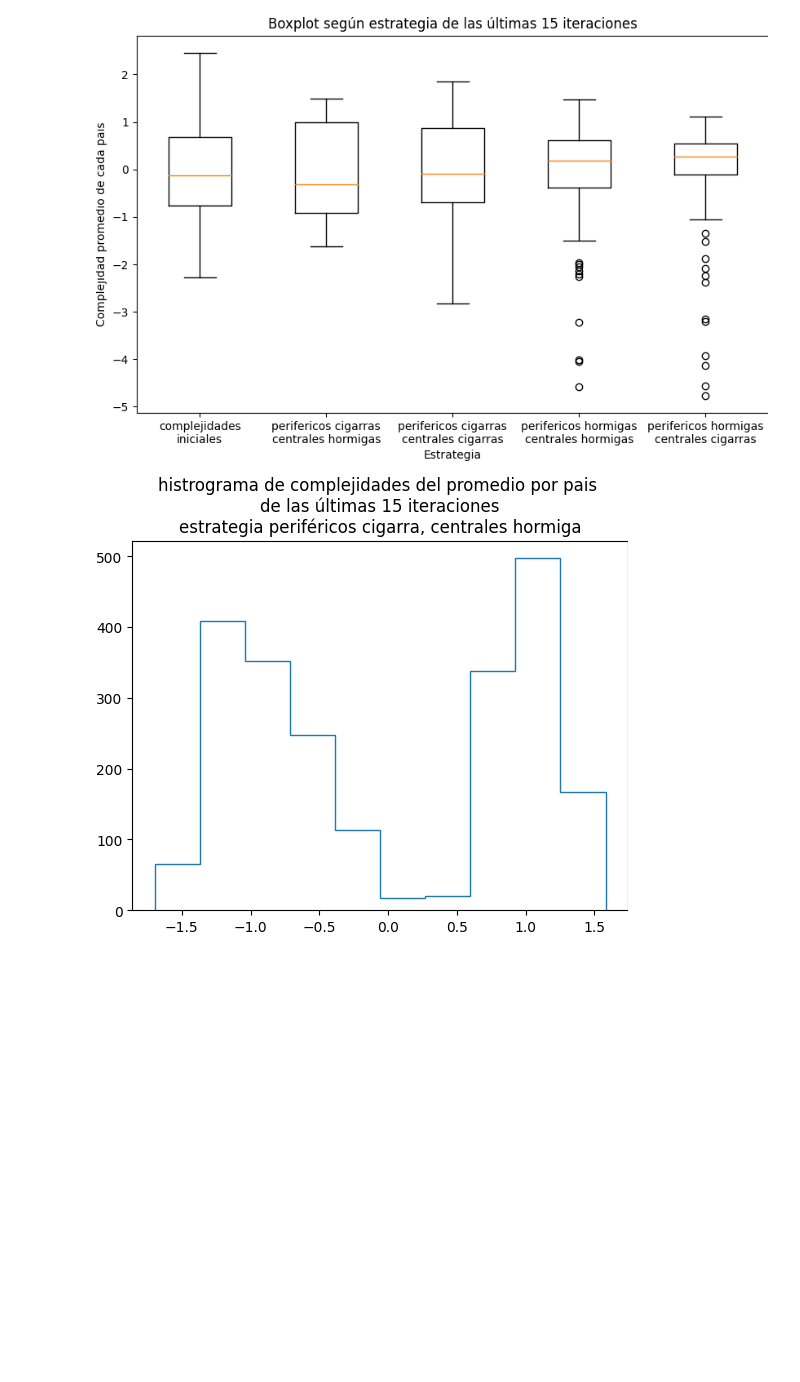
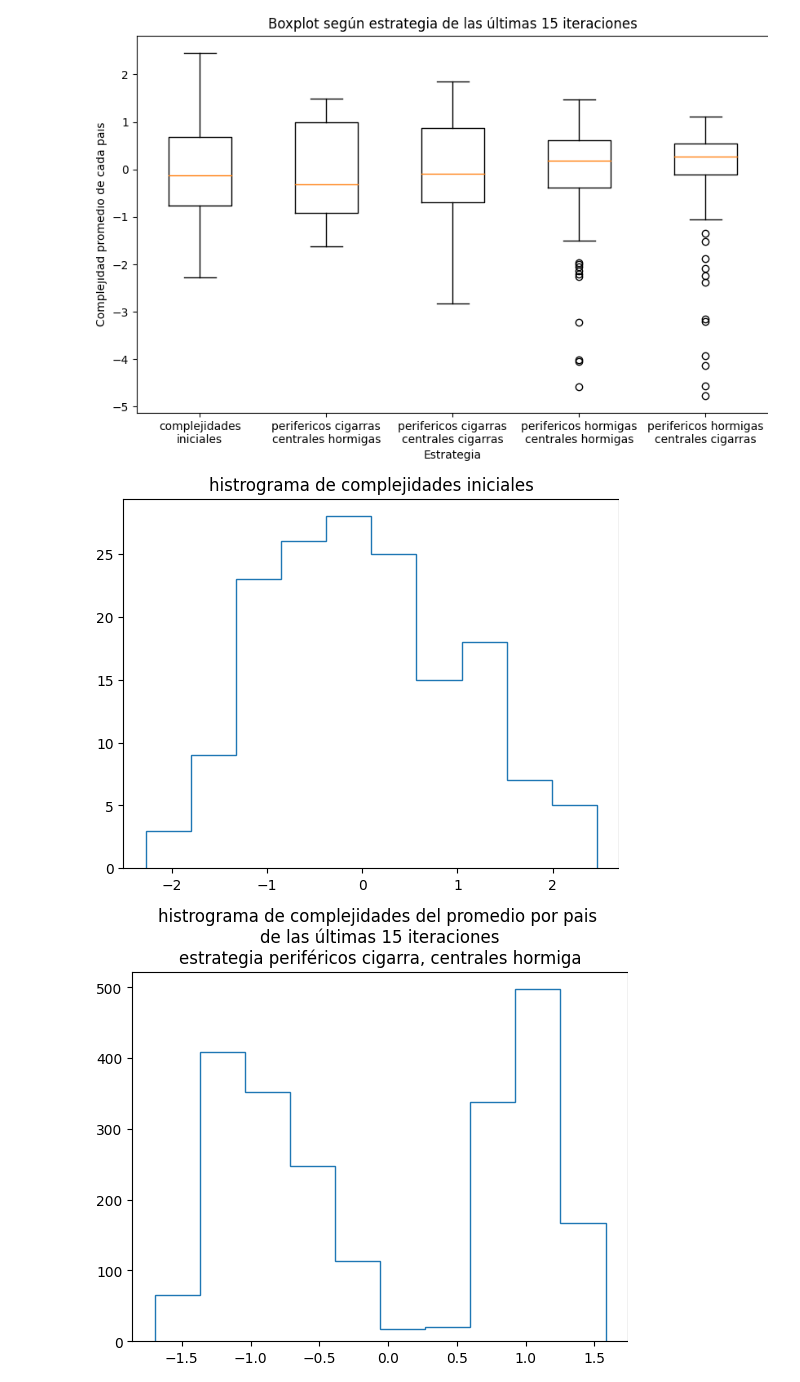
Before and after one commit to CatrielD/msscae-tp-final, a Jupyter notebook: Presentacion.ipynb, the cells around one changed output. Cells and saved outputs as stored; diff of their text form; code cells hidden in the pictures; blank space fills up the shorter version.

```diff
--- a/Presentacion.ipynb
+++ b/Presentacion.ipynb
@@ -357,6 +400,10 @@ Image(filename='./img/extrategias-boxplot-todas-las-iteraciones.png')
 Image(filename='./img/estrategias-boxplot-ultimas-15.png')
 # %% [output]
 [figure]
+# %%
+Image(filename='./img/histograma-eci-inicial.png')
+# %% [output]
+[figure, added]
 # %%
 Image(filename='./img/estrategia-histograma-complejidades-camello.png')
 # %% [output]
```
Also changed, not shown: parts of 43 cells of this notebook, 2 other files.
